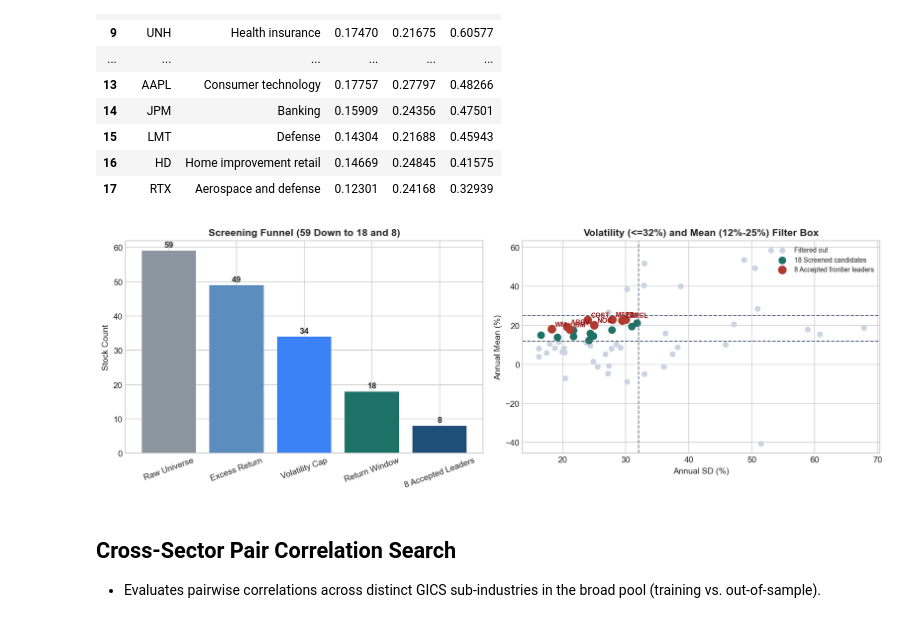
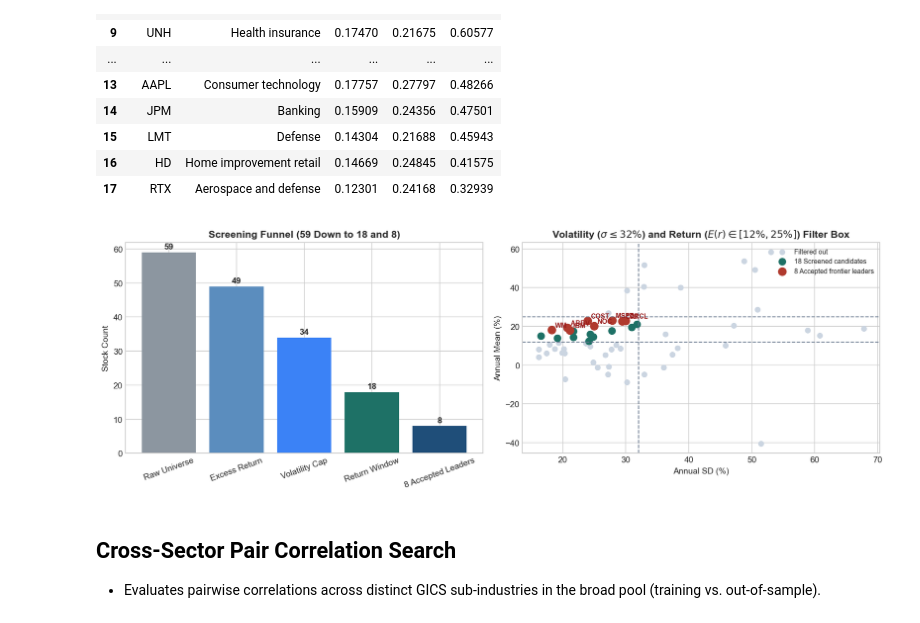
Before and after one commit to faglyramschie7/Markowitz-Efficient-Portfolio, a Jupyter notebook: universe_screening/us_universe_screening.ipynb, the cells around one changed output. Saved outputs shown, nothing was run; the diff lists cells and outputs as text; code cells hidden in the pictures.

```diff
--- a/universe_screening/us_universe_screening.ipynb
+++ b/universe_screening/us_universe_screening.ipynb
@@ -231,26 +231,26 @@ display(top_per_sector[['Symbol', 'GICS Sector', 'Mean', 'SD', 'Sharpe']].reset_
 # %%
 # 3. Draw dynamic funnel counts and risk-return filter box
 fig, axes = plt.subplots(1, 2, figsize=(13.2, 4.6))
 axes[0].bar(funnel_df['Filter'], funnel_df['Remaining'], color=[COL_SLATE, COL_STEEL, '#3B82F6', COL_TEAL, COL_NAVY])
 for i, v in enumerate(funnel_df['Remaining']):
     axes[0].text(i, v + 1, str(v), ha='center', fontweight='bold')
 axes[0].set(ylabel='Stock Count', title=f'Screening Funnel ({len(sp_valid)} Down to {len(top_per_sector)} and {k_sel})')
 axes[0].tick_params(axis='x', rotation=20)
 
 sel_rows = sp_valid[sp_valid['Symbol'].isin(SELECTED_TICKERS)]
 axes[1].scatter(sp_valid['SD'] * 100, sp_valid['Mean'] * 100, c='#CBD5E1', s=35, label='Filtered out')
 axes[1].scatter(top_per_sector['SD'] * 100, top_per_sector['Mean'] * 100, c=COL_TEAL, s=65, label=f'{len(top_per_sector)} Screened candidates')
 axes[1].scatter(sel_rows['SD'] * 100, sel_rows['Mean'] * 100, c=COL_CRIMSON, s=85, label=f'{k_sel} Accepted frontier leaders')
 for _, r in sel_rows.iterrows():
     axes[1].annotate(r['Symbol'], (r['SD'] * 100, r['Mean'] * 100), xytext=(4, 3), textcoords='offset points', fontsize=8, fontweight='bold', color='#991B1B')
 axes[1].axhline(MIN_MEAN * 100, color='#64748B', linestyle='--', lw=1.1)
 axes[1].axhline(MAX_MEAN * 100, color='#64748B', linestyle='--', lw=1.1)
 axes[1].axvline(MAX_VOL * 100, color='#64748B', linestyle='--', lw=1.1)
-axes[1].set(xlabel='Annual SD (%)', ylabel='Annual Mean (%)', title=f'Volatility (<={MAX_VOL:.0%}) and Mean ({MIN_MEAN:.0%}-{MAX_MEAN:.0%}) Filter Box')
+axes[1].set(xlabel='Annual SD (%)', ylabel='Annual Mean (%)', title=rf'Volatility ($\sigma \leq {MAX_VOL*100:.0f}\%$) and Return ($E(r) \in [{MIN_MEAN*100:.0f}\%, {MAX_MEAN*100:.0f}\%]$) Filter Box')
 axes[1].legend(fontsize=8)
 plt.tight_layout(); plt.show()
 # %% [output]
-[figure, old version]
+[figure, new version]
 # %% [markdown]
 ## Cross-Sector Pair Correlation Search
 
```
Also changed, not shown: parts of 1 cell of this notebook, 2 other files.
